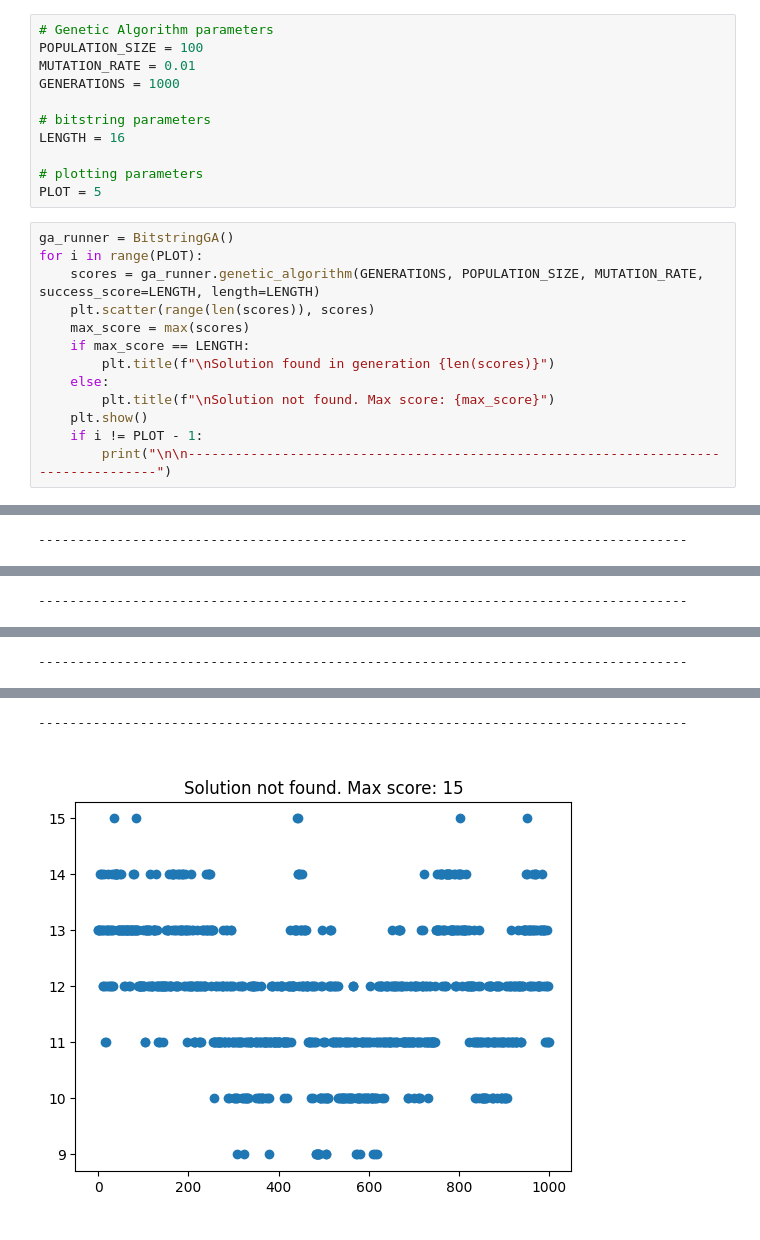
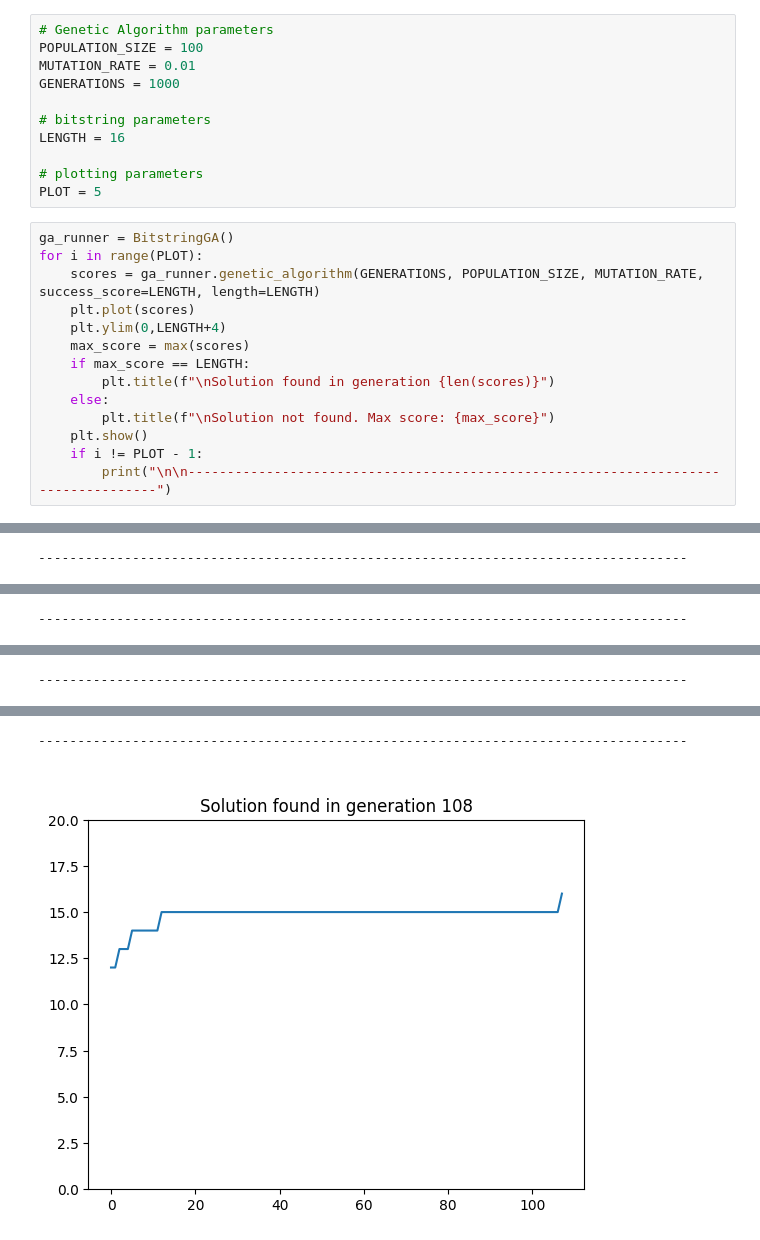
Before and after one commit to pgolbus/SummerSpringBoardAI, a Jupyter notebook: GA/bitstrings.ipynb, the cells around one changed output, grey strips where cells are left out. Cells and saved outputs as stored; diff of their text form.

```diff
--- a/GA/bitstrings.ipynb
+++ b/GA/bitstrings.ipynb
@@ -17,7 +17,8 @@ PLOT = 5
 ga_runner = BitstringGA()
 for i in range(PLOT):
     scores = ga_runner.genetic_algorithm(GENERATIONS, POPULATION_SIZE, MUTATION_RATE, success_score=LENGTH, length=LENGTH)
-    plt.scatter(range(len(scores)), scores)
+    plt.plot(scores)
+    plt.ylim(0,LENGTH+4)
     max_score = max(scores)
     if max_score == LENGTH:
         plt.title(f"\nSolution found in generation {len(scores)}")
@@ -37,2 +38,2 @@ for i in range(PLOT):
 -----------------------------------------------------------------------------------
-[figure, old version]
+[figure, new version]
```
Also changed, not shown: parts of 1 cell of this notebook, 1 other file.
